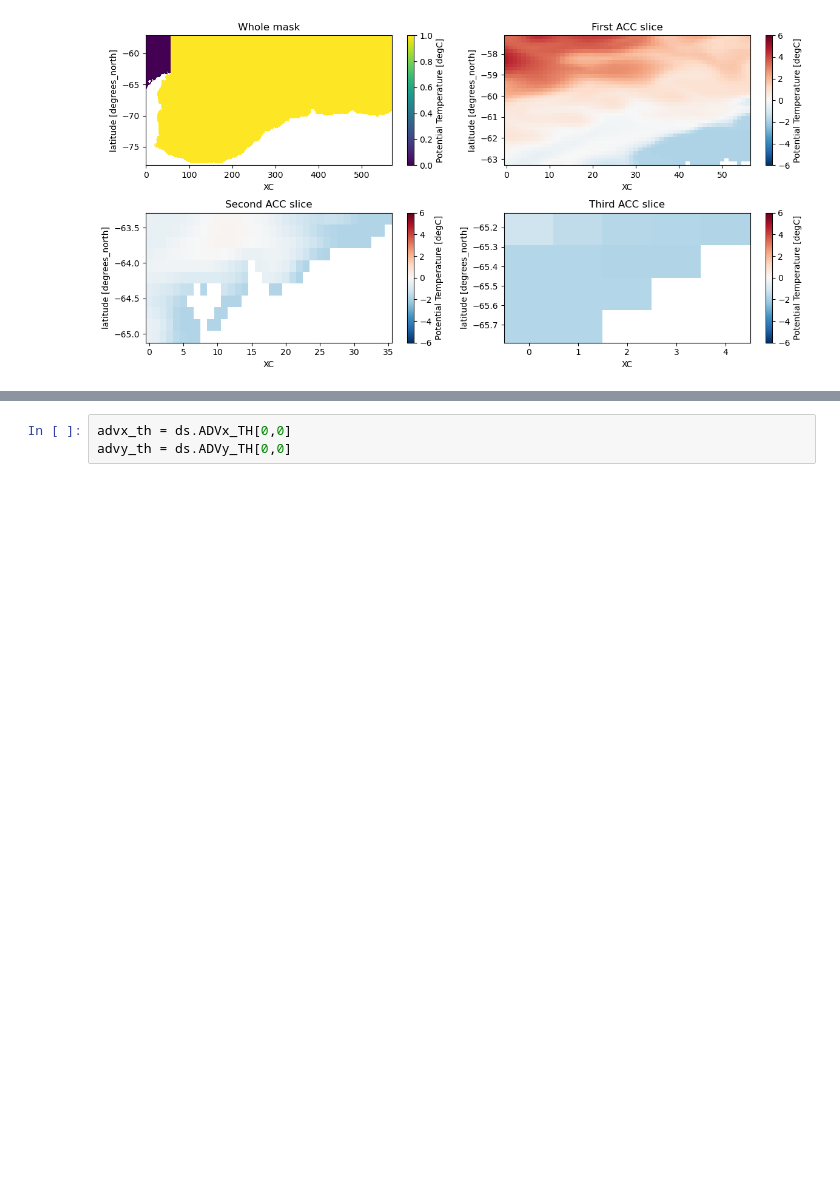
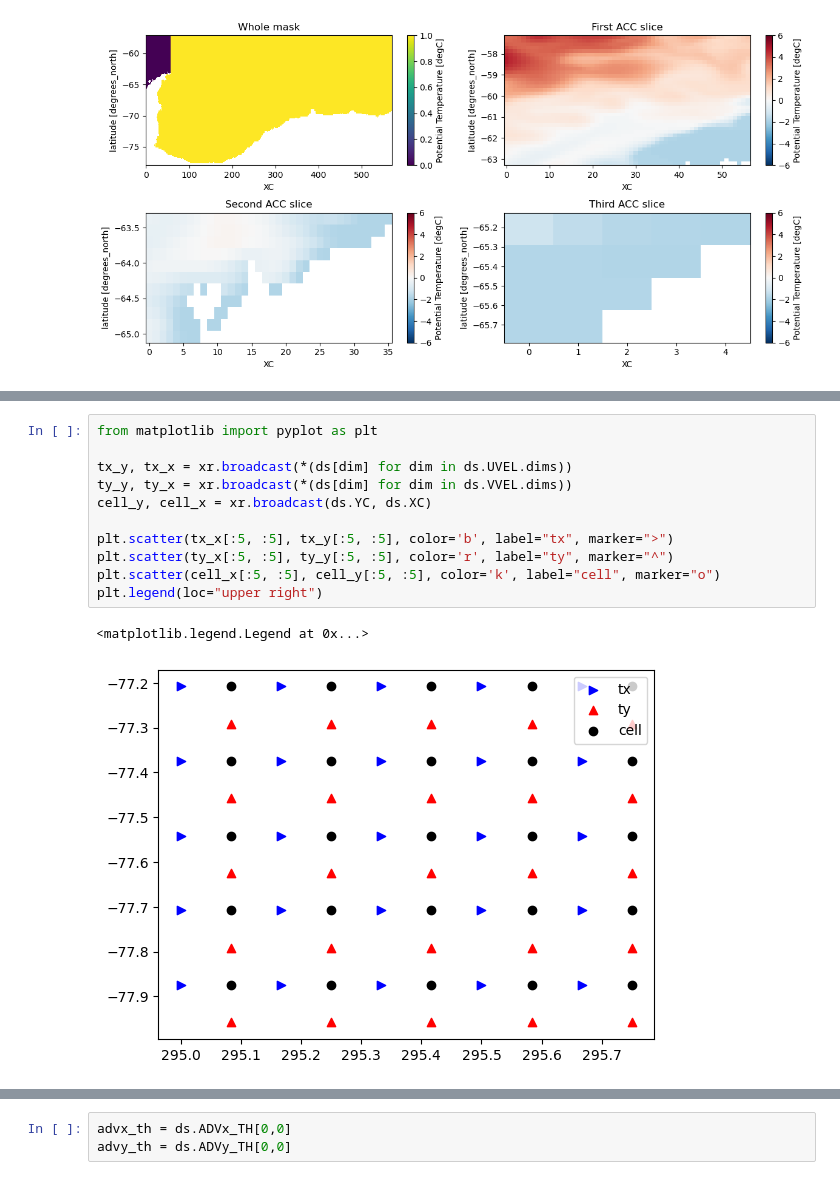
Before and after one commit to shanicetbailey/chapter1, a Jupyter notebook: SOSE-budgets/2_heat_budget.ipynb, the cells around one changed output, grey strips where cells are left out. Saved outputs shown, nothing was run; the diff lists cells and outputs as text; blank space fills up the shorter version.

```diff
--- a/SOSE-budgets/2_heat_budget.ipynb
+++ b/SOSE-budgets/2_heat_budget.ipynb
@@ -137 +170,15 @@ plt.tight_layout();
+# %%
+from matplotlib import pyplot as plt
+
+tx_y, tx_x = xr.broadcast(*(ds[dim] for dim in ds.UVEL.dims))
+ty_y, ty_x = xr.broadcast(*(ds[dim] for dim in ds.VVEL.dims))
+cell_y, cell_x = xr.broadcast(ds.YC, ds.XC)
+
+plt.scatter(tx_x[:5, :5], tx_y[:5, :5], color='b', label="tx", marker=">")
+plt.scatter(ty_x[:5, :5], ty_y[:5, :5], color='r', label="ty", marker="^")
+plt.scatter(cell_x[:5, :5], cell_y[:5, :5], color='k', label="cell", marker="o")
+plt.legend(loc="upper right")
+# %% [output]
+<matplotlib.legend.Legend at 0x...>
+[figure, added]
 # %%
```
Also changed, not shown: parts of 28 cells of this notebook.
